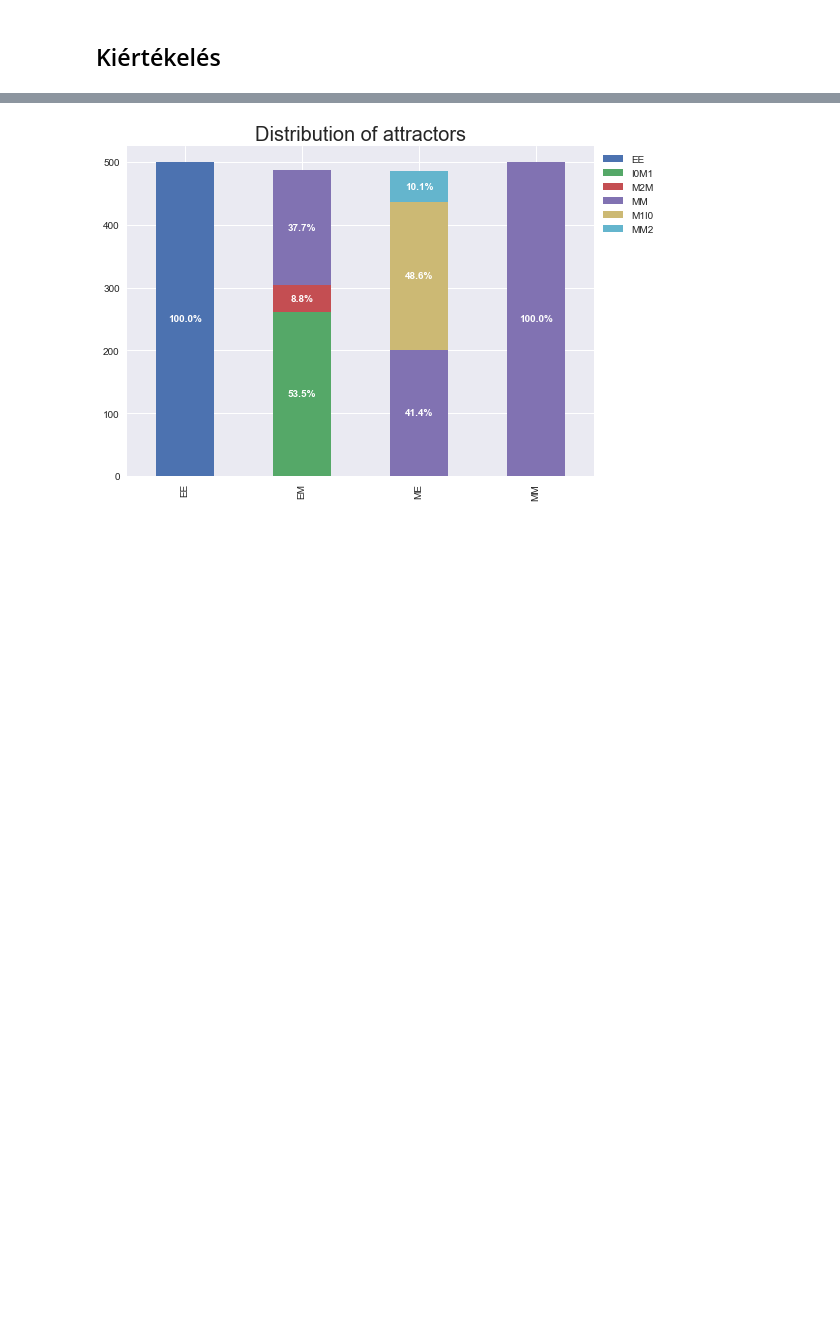
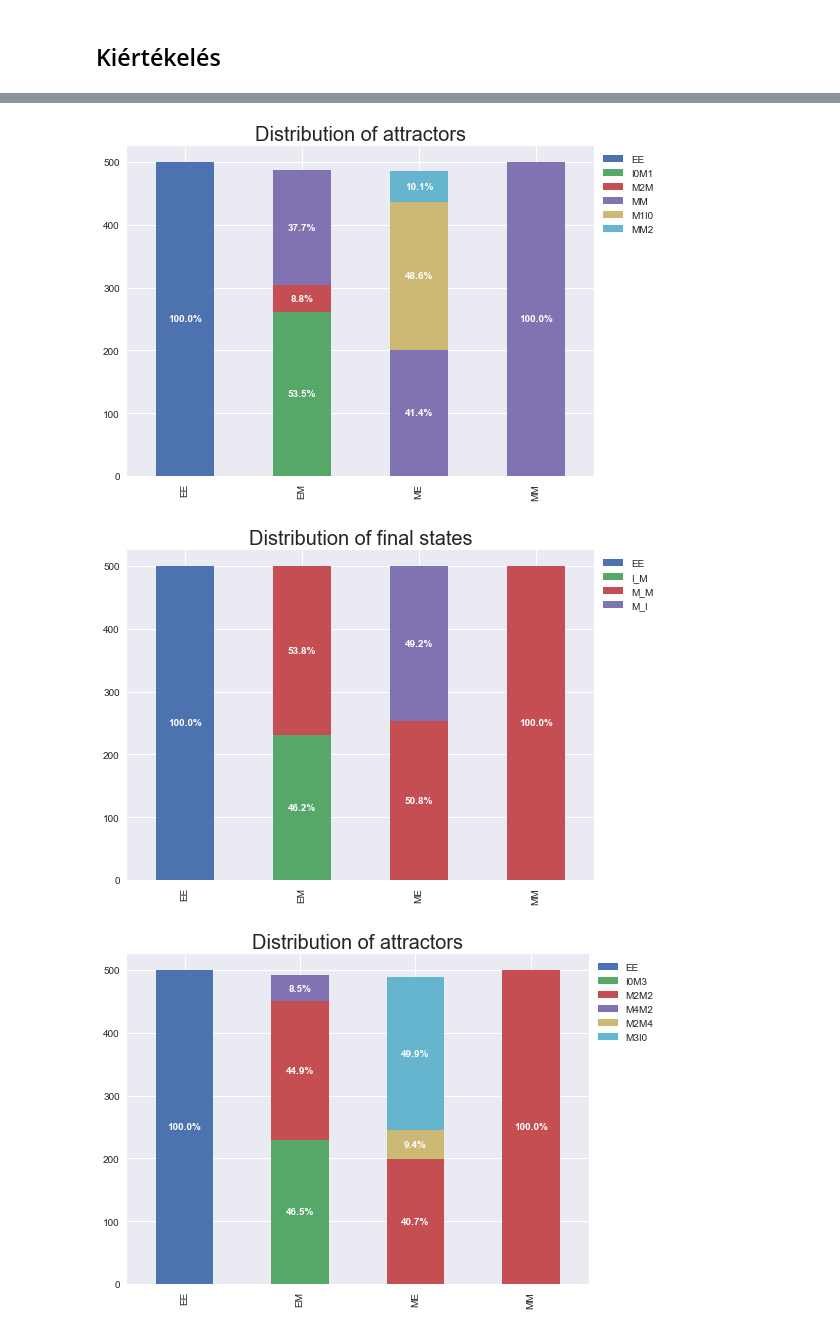
Before and after one commit to ftedo/simulation-files, a Jupyter notebook: analyser/final state and attractor distributions.ipynb, the cells around one changed output, grey strips where cells are left out. Drawn from its saved outputs; the diff is of its cells as text; code cells hidden in the pictures; blank space fills up the shorter version.

```diff
--- a/analyser/final state and attractor distributions.ipynb
+++ b/analyser/final state and attractor distributions.ipynb
@@ -89,16 +89,15 @@ paths_and_names = [("/Users/ftedo/Desktop/Szakdolgozat/simulations/intercellular
                    ("/Users/ftedo/Desktop/Szakdolgozat/simulations/intercellular/perturbation/asynchronous/with-pathways/", "inter_pert_wasync_pathw"),
                    ("/Users/ftedo/Desktop/Szakdolgozat/simulations/single-cell/no-perturbation/asynchronous/original/", "single_nopert_wasync_origin"),
                    ("/Users/ftedo/Desktop/Szakdolgozat/simulations/single-cell/no-perturbation/asynchronous/with-connections/", "single_nopert_wasync_pathw"),
-                   ("/Users/ftedo/Desktop/Szakdolgozat/simulations/single-cell/perturbation/asynchronous/with-pathways/", "single_pert_wasync_pathw")
+                   ("/Users/ftedo/Desktop/Szakdolgozat/simulations/single-cell/perturbation/asynchronous/with-pathways/", "single_pert_wasync_pathw"),
+                   ("/Users/ftedo/Desktop/Szakdolgozat/simulations/single-cell/perturbation/asynchronous/original/", "single_pert_wasync_origin")
                   ]
 # %%
-path, name=paths_and_names[0]
-df = read(path=path)
-df = calculate_final_states_and_attractors(df)
-
-plot_distribution(df, fname = path+name+'final', title = 'Distribution of final states')
-plot_distribution(df, fname = path+name+'attractors', title = 'Distribution of attractors', field_name = 'attractors')
-
-print(name)
+for path, name in paths_and_names:
+    df = read(path=path)
+    df = calculate_final_states_and_attractors(df)
+    plot_distribution(df, fname = path+name+'final', title = 'Distribution of final states')
+    plot_distribution(df, fname = path+name+'attractors', title = 'Distribution of attractors', field_name = 'attractors')
+    print(name)
 # %% [output]
 inter_nopert_wasync_origin
@@ -105,2 +111,4 @@ inter_nopert_wasync_origin
 [figure]
 [figure]
+[figure, added]
+[figure, added]
```
Also changed, not shown: parts of 2 cells of this notebook, 25 other files.
